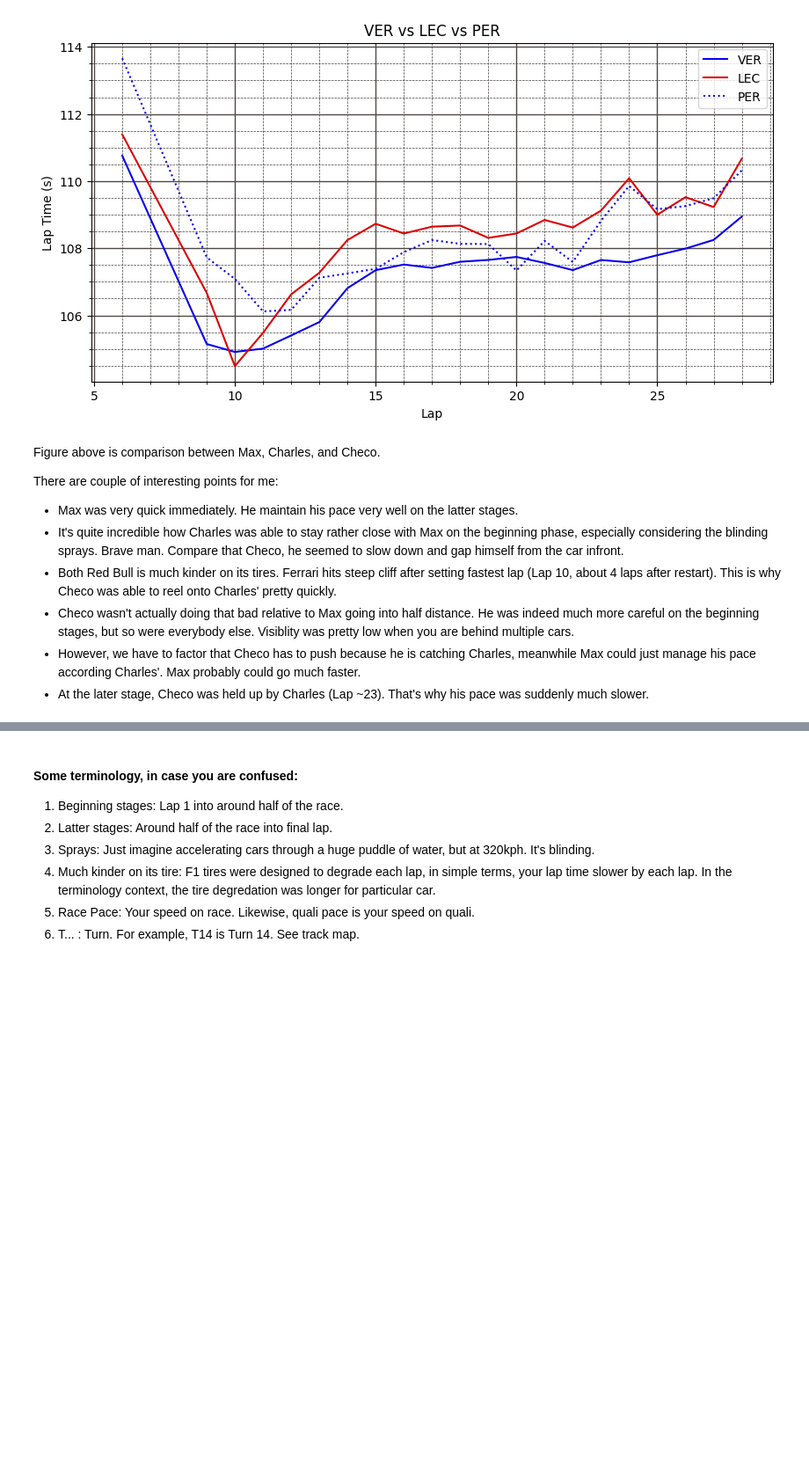
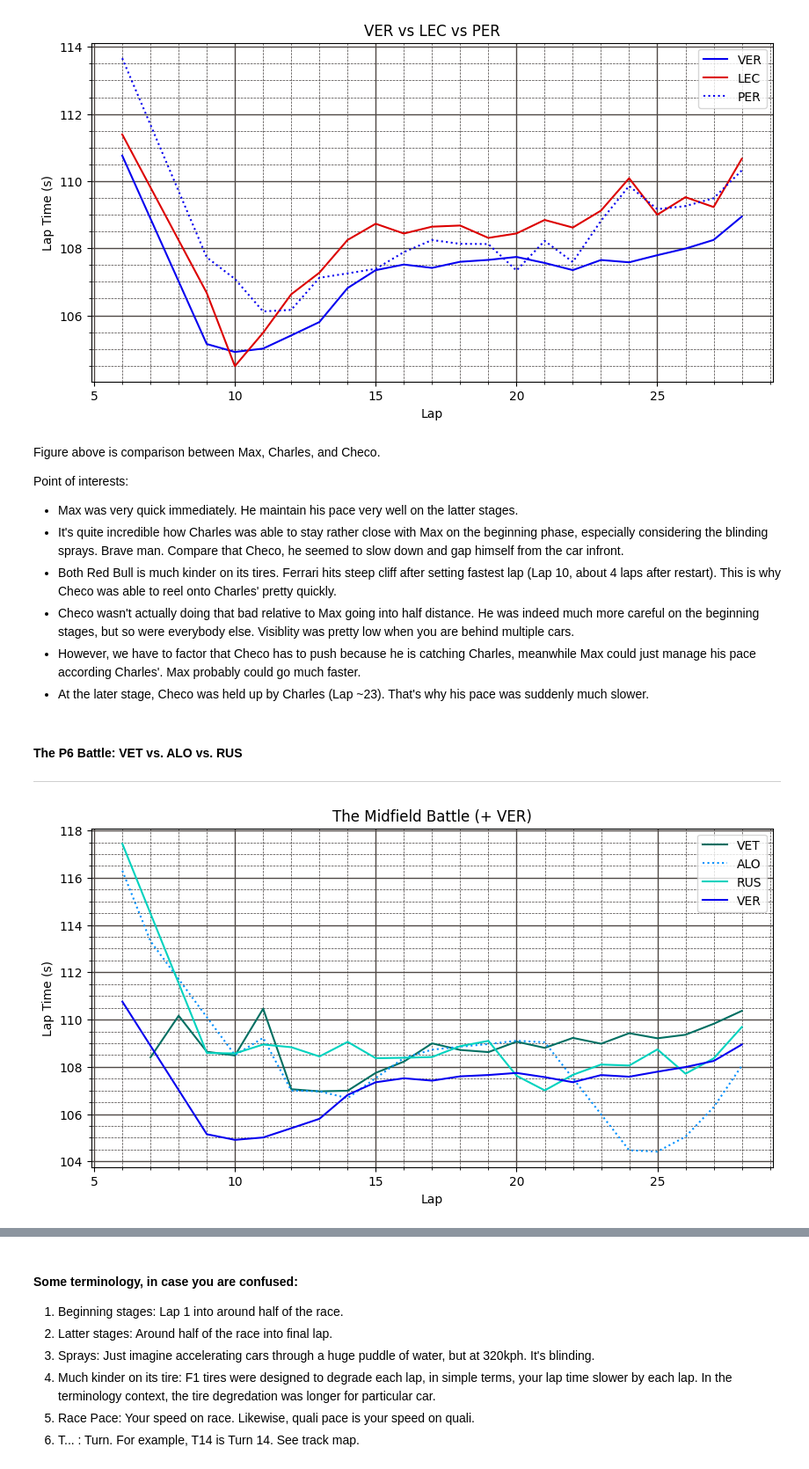
Before and after one commit to southerntw/f1-data-analysis, a Jupyter notebook: R18 Suzuka.ipynb, the cells around one changed output, grey strips where cells are left out. Shown at 88% size. Drawn from its saved outputs; the diff is of its cells as text; code cells hidden in the pictures; blank space fills up the shorter version.

```diff
--- a/R18 Suzuka.ipynb
+++ b/R18 Suzuka.ipynb
@@ -243,10 +240,38 @@ for driver in analysed_drivers:
 # %% [markdown]
 Figure above is comparison between Max, Charles, and Checo.
 
-There are couple of interesting points for me:
+Point of interests:
 - Max was very quick immediately. He maintain his pace very well on the latter stages.
 - It's quite incredible how Charles was able to stay rather close with Max on the beginning phase, especially considering the blinding sprays. Brave man. Compare that Checo, he seemed to slow down and gap himself from the car infront.
 - Both Red Bull is much kinder on its tires. Ferrari hits steep cliff after setting fastest lap (Lap 10, about 4 laps after restart). This is why Checo was able to reel onto Charles' pretty quickly.
 - Checo wasn't actually doing that bad relative to Max going into half distance. He was indeed much more careful on the beginning stages, but so were everybody else. Visiblity was pretty low when you are behind multiple cars.
 - However, we have to factor that Checo has to push because he is catching Charles, meanwhile Max could just manage his pace according Charles'. Max probably could go much faster.
 - At the later stage, Checo was held up by Charles (Lap ~23). That's why his pace was suddenly much slower.
+# %% [markdown]
+#### The P6 Battle: VET vs. ALO vs. RUS
+---
+# %%
+fig, ax = plt.subplots(figsize=(10,5))
+analysed_drivers = ['VET', 'ALO', 'RUS', 'VER']
+
+visualized_team3 = ['Alpine F1 Team']
+
+for driver in analysed_drivers:
+    df = laps_race.pick_driver(driver)[['LapNumber', 'LapTimeSeconds', 'Team']]
+
+    team = df['Team'].unique()[0]
+
+    linestyle = '-' if team not in visualized_team3 else ':'
+
+    x = df['LapNumber']
+    y = df['LapTimeSeconds']
+
+    ax.plot(x, y, label=driver, color=plotting.team_color(team), linestyle=linestyle)
+    ax.set_title('The Midfield Battle (+ VER)')
+    ax.set_xlabel('Lap')
+    ax.set_ylabel('Lap Time (s)')
+    ax.legend()
+
+    visualized_team3.append(team)
+# %% [output]
+[figure, added]
```
Also changed, not shown: parts of 12 cells of this notebook.
